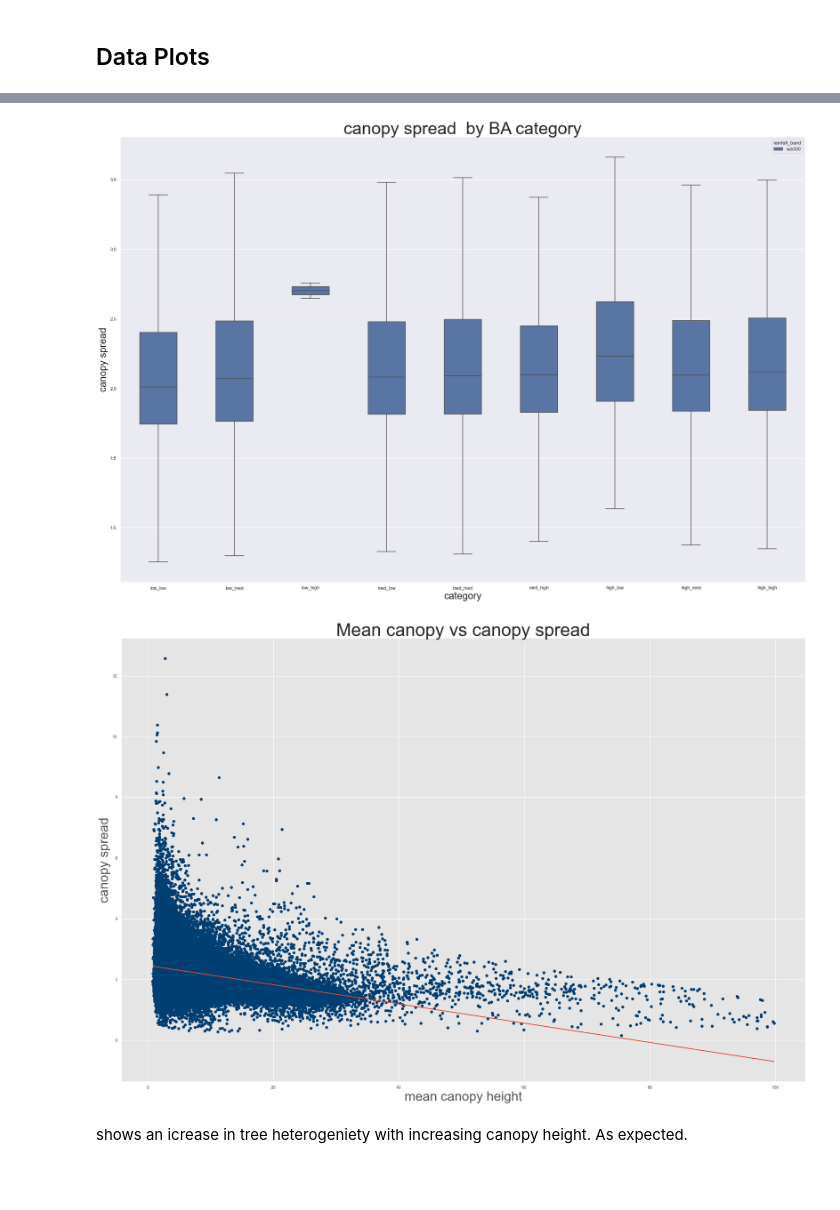
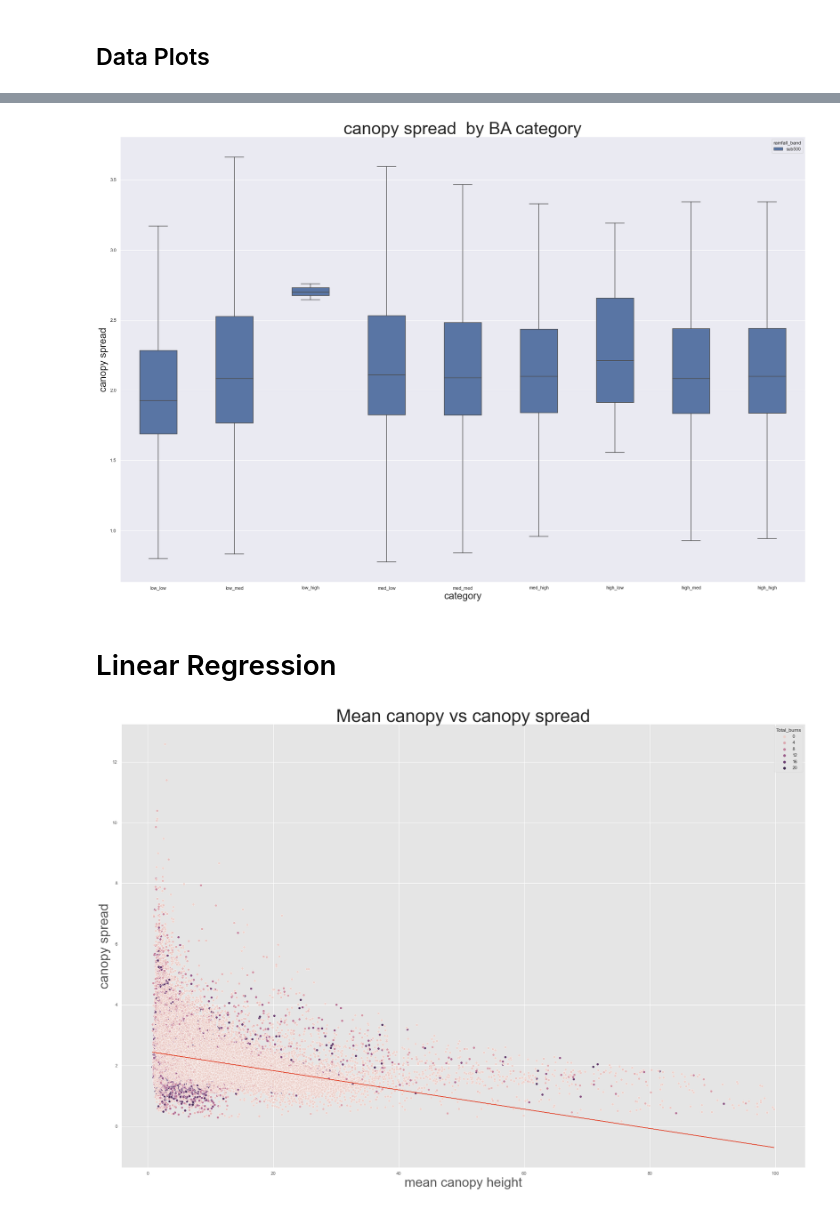
Before and after one commit to samtgrant/Masters, a Jupyter notebook: Full_boxplot_analysis.ipynb, the cells around one changed output, grey strips where cells are left out. Cells and saved outputs as stored; diff of their text form; code cells hidden in the pictures; blank space fills up the shorter version.

```diff
--- a/Full_boxplot_analysis.ipynb
+++ b/Full_boxplot_analysis.ipynb
@@ -46,9 +51,12 @@ size = (15,10)
 category_order =  'low_low', 'low_med', 'low_high', 'med_low', 'med_med', 'med_high', 'high_low', 'high_med', 'high_high'
 HUE_order = 'sub500', '500_1500', 'above1500'
 # %%
-data = pd.read_csv("D:\\masters_data\\output\\csv\\Analysis\\total_data.csv", header=None)
+data = pd.read_csv("D:\\masters_data\\output\\csv\\Analysis\\data2.csv", header=None)
 
-data.columns = ["mean_canopy", "canopy_max_height", "canopy_min_height", "canopy_median_height", "canopy_openness",
-                "BA_category", "First_burns", "Second_burns", "Total_burns", "rainfall_band", "mean NDVI",  "Tile", "Total_rainfall"]
+data = pd.read_csv("D:\\masters_data\\output\\csv\\Analysis\\data2.csv", header = None)
+data.columns = ["latitude","longitude","H", "V", "row","col", "mean_canopy", "min_height",
+                "max_canopy", "median_canopy","canopy_openness", "VI", "Yearly_rainfall", "LC",
+                "First_burns", "Second_burns", "Total_burns", "Tile"]
 
-data['canopy_spread'] = (data['canopy_max_height'] - data['canopy_min_height']) /  data['mean_canopy']
+data['canopy_spread'] = (data['max_canopy'] - data['min_height']) /  data['mean_canopy']
+data['VI'] = data['VI'] /  10000
@@ -233,7 +235,9 @@ boxplot.set_ylabel("canopy spread", fontsize=24)
 sns.set(rc={'figure.figsize':(30, 20)})
 plt.show()
 # %% [output]
-[figure, old version]
+[figure, new version]
+# %% [markdown]
+# Linear Regression
 # %%
 def best_fit_slope_and_intercept(xs,ys):
     m = (((mean(xs)*mean(ys)) - mean(xs*ys)) /
@@ -248,13 +249,15 @@ regression_line = [(m*x)+b for x in data['mean_canopy']]
 # %%
+m, b = best_fit_slope_and_intercept(data['mean_canopy'],data['canopy_spread'])
+regression_line = [(m*x)+b for x in data['mean_canopy']]
+
 style.use('ggplot')
-plt.scatter(data['mean_canopy'],data['canopy_spread'],color='#003F72')
+sns.color_palette=("dark:salmon_r")
+sns.scatterplot(data['mean_canopy'],data['canopy_spread'],color='#003F72', hue = data["Total_burns"])
 plt.plot(data['mean_canopy'], regression_line)
 plt.title('Mean canopy vs canopy spread', fontsize = 44)
 plt.xlabel('mean canopy height', fontsize = 32)
 plt.ylabel('canopy spread', fontsize = 32)
 
 plt.show()
 # %% [output]
-[figure, old version]
+[figure, new version]
-# %% [markdown]
-shows an icrease in tree heterogeniety with increasing canopy height. As expected.
```
Also changed, not shown: parts of 59 cells of this notebook, 6 other files.
